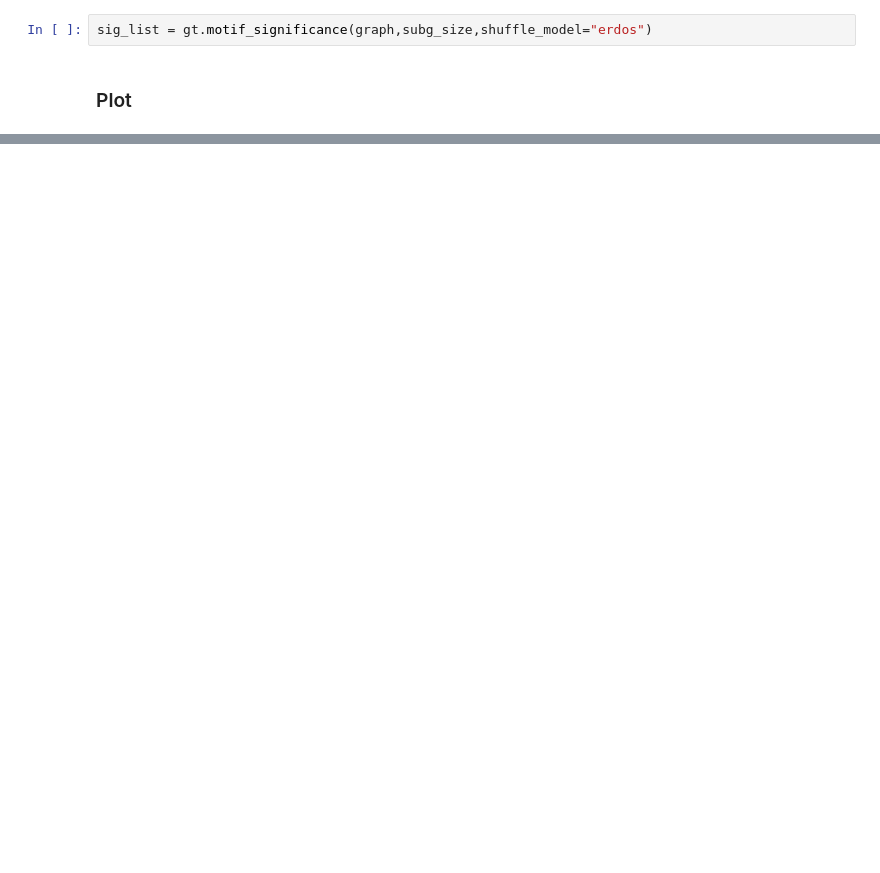
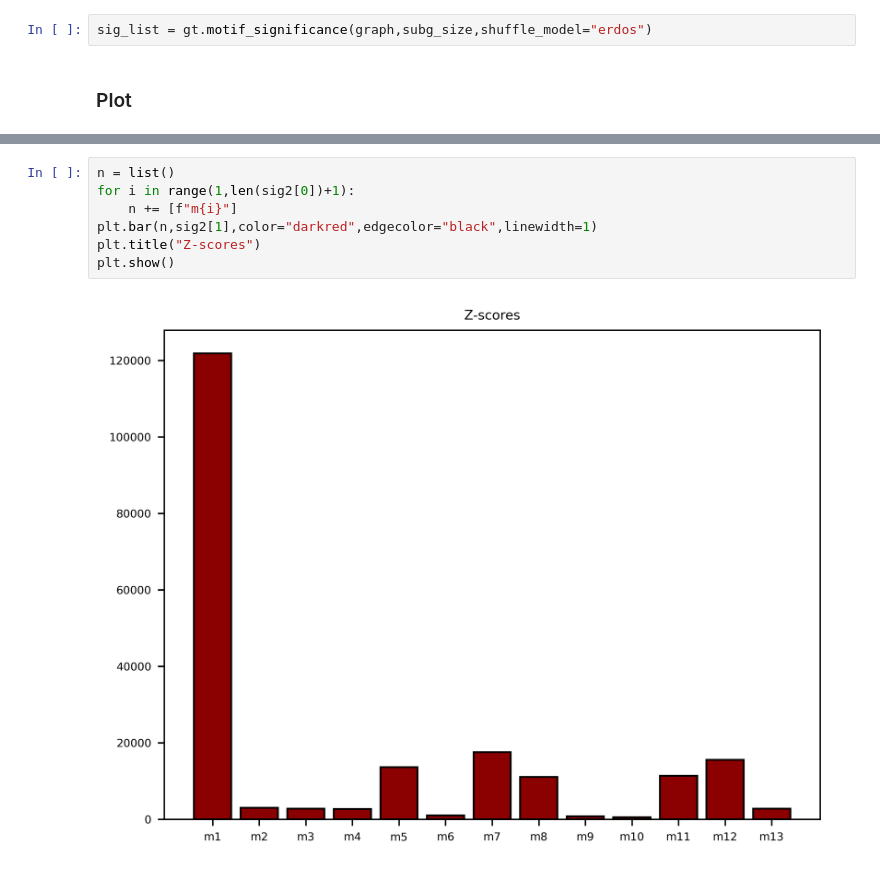
Before and after one commit to gioffo/lfn_project, a Jupyter notebook: test_plots.ipynb, the cells around one changed output, grey strips where cells are left out. Cells and saved outputs as stored; diff of their text form; blank space fills up the shorter version.

```diff
--- a/test_plots.ipynb
+++ b/test_plots.ipynb
@@ -77,0 +99,9 @@ Text(0.5, 1.0, 'Z-scores')
+# %%
+n = list()
+for i in range(1,len(sig2[0])+1):
+    n += [f"m{i}"]
+plt.bar(n,sig2[1],color="darkred",edgecolor="black",linewidth=1)
+plt.title("Z-scores")
+plt.show()
+# %% [output]
+[figure, added]
```
Also changed, not shown: parts of 13 cells of this notebook, 2 other files.
